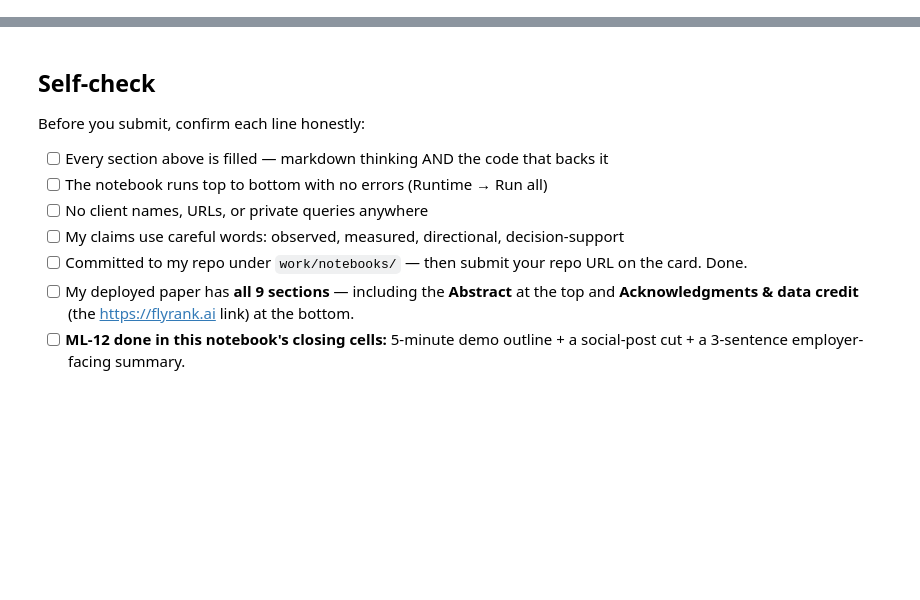
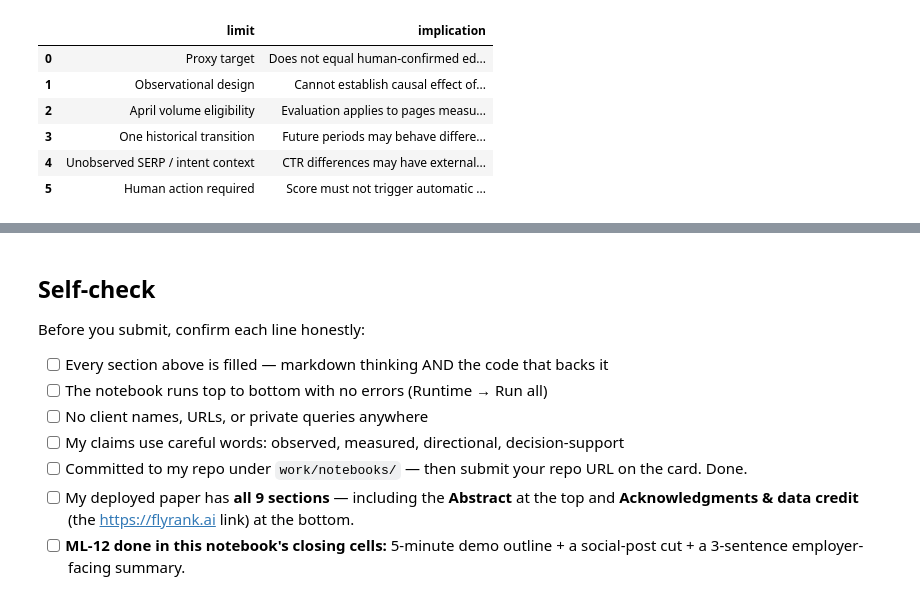
Before and after one commit to ShamKottish/FlyRankML, a Jupyter notebook: work/notebooks/capstone.ipynb, the cells around one changed output, grey strips where cells are left out. Cells and saved outputs as stored; diff of their text form; code cells hidden in the pictures; blank space fills up the shorter version.

```diff
--- a/work/notebooks/capstone.ipynb
+++ b/work/notebooks/capstone.ipynb
@@ -36,0 +759,37 @@ This skeleton is yours to fill. Work the sections **in order** — each one has
+# %%
+limitations = pd.DataFrame([
+    {
+        "limit": "Proxy target",
+        "implication": "Does not equal human-confirmed editing need"
+    },
+    {
+        "limit": "Observational design",
+        "implication": "Cannot establish causal effect of edits"
+    },
+    {
+        "limit": "April volume eligibility",
+        "implication": "Evaluation applies to pages measurable in April"
+    },
+    {
+        "limit": "One historical transition",
+        "implication": "Future periods may behave differently"
+    },
+    {
+        "limit": "Unobserved SERP / intent context",
+        "implication": "CTR differences may have external causes"
+    },
+    {
+        "limit": "Human action required",
+        "implication": "Score must not trigger automatic publishing"
+    },
+])
+
+display(limitations)
+# %% [output]
+|  | limit | implication |
+| 0 | Proxy target | Does not equal human-confirmed ed... |
+| 1 | Observational design | Cannot establish causal effect of... |
+| 2 | April volume eligibility | Evaluation applies to pages measu... |
+| 3 | One historical transition | Future periods may behave differe... |
+| 4 | Unobserved SERP / intent context | CTR differences may have external... |
+| 5 | Human action required | Score must not trigger automatic ... |
```
Also changed, not shown: parts of 30 cells of this notebook.
